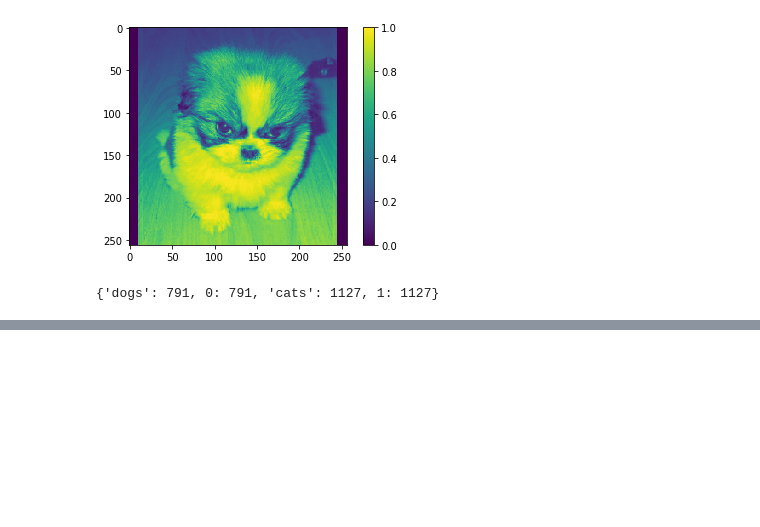
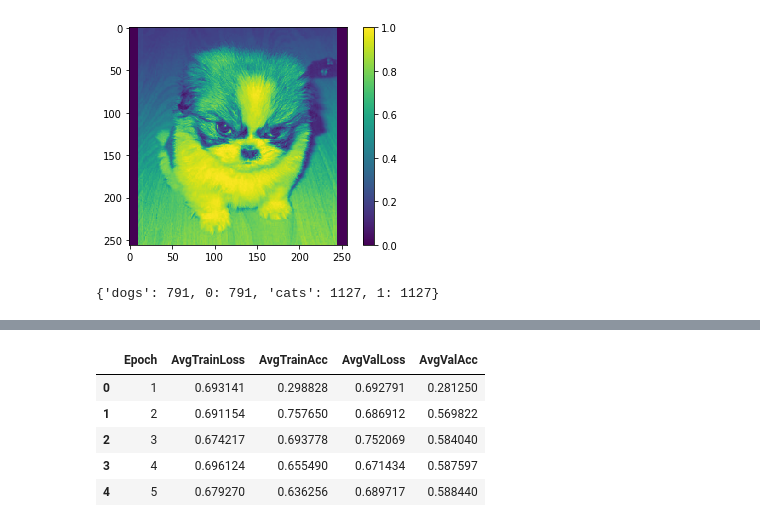
Before and after one commit to ppjanka/ComputerVision_classicDNN, a Jupyter notebook: test_driver.ipynb, the cells around one changed output, grey strips where cells are left out. Cells and saved outputs as stored; diff of their text form; code cells hidden in the pictures; blank space fills up the shorter version.

```diff
--- a/test_driver.ipynb
+++ b/test_driver.ipynb
@@ -32,0 +45,13 @@ print(nclass)
+# %%
+import pandas as pd
+logfile = "/DATA/Dropbox/LOOTRPV/Personal_programming/MachineLearning/Tutorials/ImageRecognition/workspace/AlexNet_zero.log"
+df = pd.read_csv(logfile, sep='\t')
+# %%
+df.head()
+# %% [output]
+|  | Epoch | AvgTrainLoss | AvgTrainAcc | AvgValLoss | AvgValAcc |
+| 0 | 1 | 0.693141 | 0.298828 | 0.692791 | 0.281250 |
+| 1 | 2 | 0.691154 | 0.757650 | 0.686912 | 0.569822 |
+| 2 | 3 | 0.674217 | 0.693778 | 0.752069 | 0.584040 |
+| 3 | 4 | 0.696124 | 0.655490 | 0.671434 | 0.587597 |
+| 4 | 5 | 0.679270 | 0.636256 | 0.689717 | 0.588440 |
```
Also changed, not shown: parts of 3 cells of this notebook, 1 other file.
